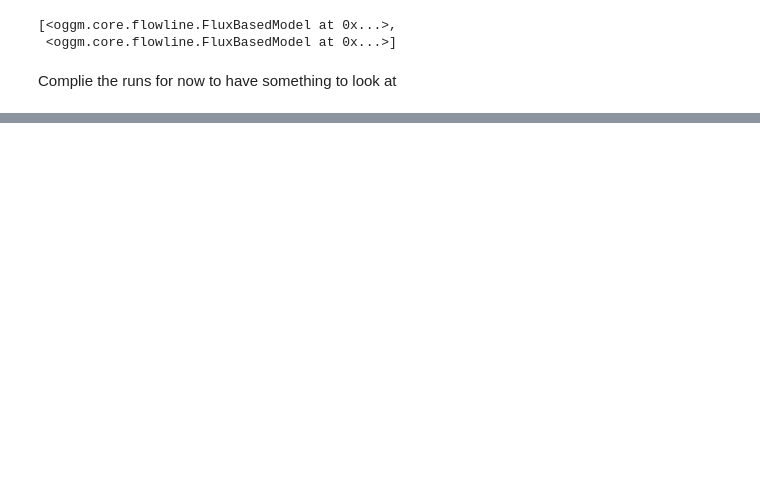
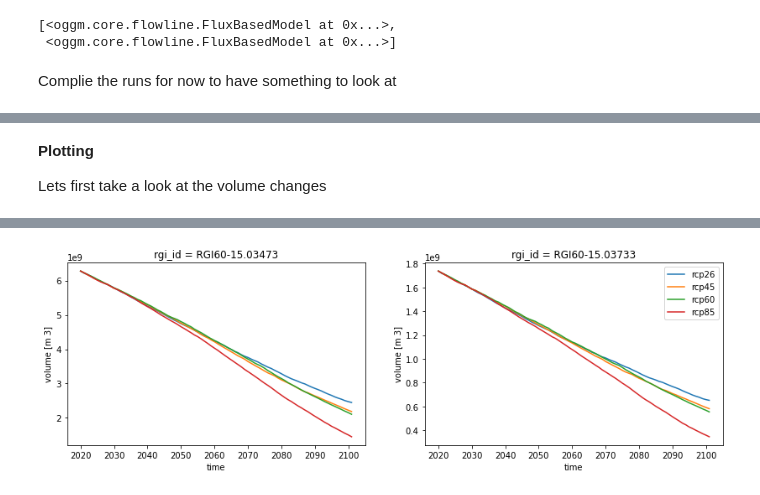
Before and after one commit to Holmgren825/msc_thesis, a Jupyter notebook: notebooks/hydro_test.ipynb, the cells around one changed output, grey strips where cells are left out. Drawn from its saved outputs; the diff is of its cells as text; code cells hidden in the pictures; blank space fills up the shorter version.

```diff
--- a/notebooks/hydro_test.ipynb
+++ b/notebooks/hydro_test.ipynb
@@ -214,0 +237,13 @@ plt.plot(ds_hydro.melt_on_glacier)
+# %%
+bp = 'https://cluster.klima.uni-bremen.de/~oggm/cmip5-ng/pr/pr_mon_CCSM4_{}_r1i1p1_g025.nc'
+bt = 'https://cluster.klima.uni-bremen.de/~oggm/cmip5-ng/tas/tas_mon_CCSM4_{}_r1i1p1_g025.nc'
+for rcp in ['rcp26', 'rcp45', 'rcp60', 'rcp85']:
+    # Download the files
+    ft = utils.file_downloader(bt.format(rcp))
+    fp = utils.file_downloader(bp.format(rcp))
+    # bias correct them
+    workflow.execute_entity_task(gcm_climate.process_cmip_data, gdirs,
+                                 filesuffix='_CCSM4_{}'.format(rcp),  # recognize the climate file for later
+                                 fpath_temp=ft,  # temperature projections
+                                 fpath_precip=fp,  # precip projections
+                                 );
@@ -214,0 +257,11 @@ plt.plot(ds_hydro.melt_on_glacier)
+# %%
+for rcp in ['rcp26', 'rcp45', 'rcp60', 'rcp85']:
+    rid = f'_CCSM4_{rcp}'
+    workflow.execute_entity_task(tasks.run_with_hydro,
+                                 gdirs,
+                                 run_task=tasks.run_from_climate_data,
+                                 climate_filename='gcm_data',
+                                 climate_input_filesuffix=rid,
+                                 init_model_filesuffix='_historical',
+                                 output_filesuffix=rid,
+                                );
@@ -214,0 +273,13 @@ plt.plot(ds_hydro.melt_on_glacier)
+# %% [markdown]
+**Plotting**
+
+Lets first take a look at the volume changes
+# %%
+f, (ax1, ax2) = plt.subplots(1, 2, figsize=(14, 4))
+for rcp in ['rcp26', 'rcp45', 'rcp60', 'rcp85']:
+    rid = f'_CCSM4_{rcp}'
+    ds = utils.compile_run_output(gdirs, input_filesuffix=rid)
+    ds.isel(rgi_id=0).volume.plot(ax=ax1, label=rcp)
+    ds.isel(rgi_id=1).volume.plot(ax=ax2, label=rcp)
+plt.legend();
+# %% [output]
@@ -214,0 +294 @@ plt.plot(ds_hydro.melt_on_glacier)
+[figure, added]
```
Also changed, not shown: parts of 31 cells of this notebook.
